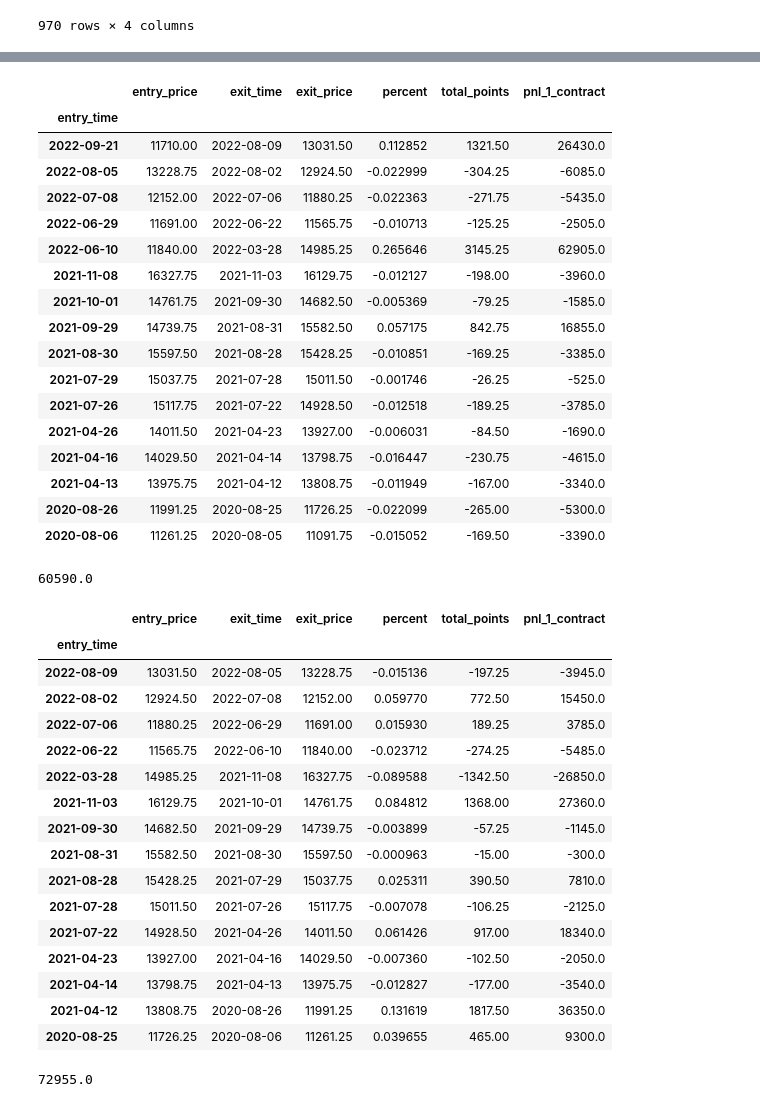
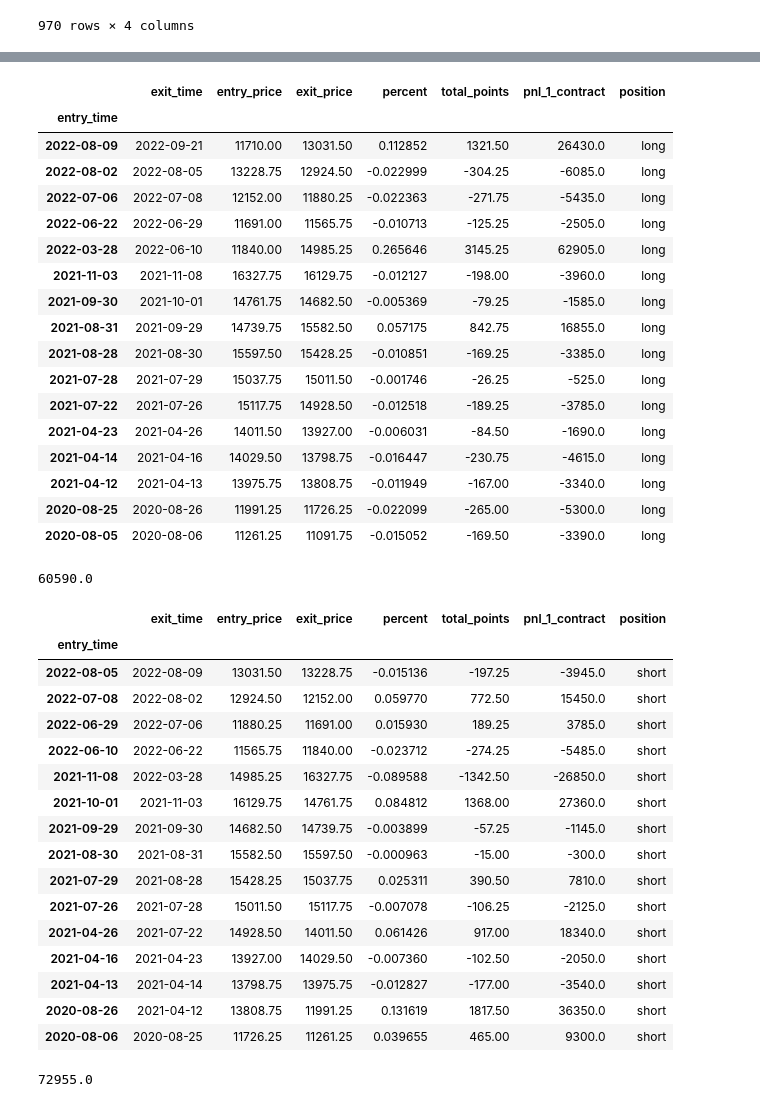
Before and after one commit to elliotwatt/project2, a Jupyter notebook: market_prof_w_comments.ipynb, the cells around one changed output, grey strips where cells are left out. Drawn from its saved outputs; the diff is of its cells as text; code cells hidden in the pictures.

```diff
--- a/market_prof_w_comments.ipynb
+++ b/market_prof_w_comments.ipynb
@@ -223,8 +223,8 @@ def get_trades_from_signal(data, signal: np.array):
         last_sig = signal[i]
 
     # Convert the lists of trades to DataFrames for easier manipulation and analysis.
-    long_trades = pd.DataFrame(long_trades, columns=['entry_time', 'entry_price', 'exit_time', 'exit_price'])
-    short_trades = pd.DataFrame(short_trades, columns=['entry_time', 'entry_price', 'exit_time', 'exit_price'])
+    long_trades = pd.DataFrame(long_trades, columns=['exit_time', 'entry_price', 'entry_time', 'exit_price'])
+    short_trades = pd.DataFrame(short_trades, columns=['exit_time', 'entry_price', 'entry_time', 'exit_price'])
 
     # Calculate the percentage gain/loss for each trade.
     long_trades['percent'] = (long_trades['exit_price'] - long_trades['entry_price']) / long_trades['entry_price']
@@ -292,29 +292,30 @@ df_hlc3_vwap
 # %%
 # Calculate the total points gained or lost in each long trade: (exit price - entry price).
 long_trades['total_points'] = long_trades['exit_price'] - long_trades['entry_price']
 # Calculate the profit and loss (PnL). Here, '20' is the point value per contract for the futures.
 # Therefore, each point movement in the price results in a $20 gain or loss per contract.
 long_trades['pnl_1_contract'] = long_trades['total_points'] * 20
+long_trades['position'] = 'long'
 long_trades
 # %% [output]
-|  | entry_price | exit_time | exit_price | percent | total_points | pnl_1_contract |
-| entry_time |  |  |  |  |  |  |
-| 2022-09-21 | 11710.00 | 2022-08-09 | 13031.50 | 0.112852 | 1321.50 | 26430.0 |
-| 2022-08-05 | 13228.75 | 2022-08-02 | 12924.50 | -0.022999 | -304.25 | -6085.0 |
-| 2022-07-08 | 12152.00 | 2022-07-06 | 11880.25 | -0.022363 | -271.75 | -5435.0 |
-| 2022-06-29 | 11691.00 | 2022-06-22 | 11565.75 | -0.010713 | -125.25 | -2505.0 |
-| 2022-06-10 | 11840.00 | 2022-03-28 | 14985.25 | 0.265646 | 3145.25 | 62905.0 |
-| 2021-11-08 | 16327.75 | 2021-11-03 | 16129.75 | -0.012127 | -198.00 | -3960.0 |
-| 2021-10-01 | 14761.75 | 2021-09-30 | 14682.50 | -0.005369 | -79.25 | -1585.0 |
-| 2021-09-29 | 14739.75 | 2021-08-31 | 15582.50 | 0.057175 | 842.75 | 16855.0 |
-| 2021-08-30 | 15597.50 | 2021-08-28 | 15428.25 | -0.010851 | -169.25 | -3385.0 |
-| 2021-07-29 | 15037.75 | 2021-07-28 | 15011.50 | -0.001746 | -26.25 | -525.0 |
-| 2021-07-26 | 15117.75 | 2021-07-22 | 14928.50 | -0.012518 | -189.25 | -3785.0 |
-| 2021-04-26 | 14011.50 | 2021-04-23 | 13927.00 | -0.006031 | -84.50 | -1690.0 |
-| 2021-04-16 | 14029.50 | 2021-04-14 | 13798.75 | -0.016447 | -230.75 | -4615.0 |
-| 2021-04-13 | 13975.75 | 2021-04-12 | 13808.75 | -0.011949 | -167.00 | -3340.0 |
-| 2020-08-26 | 11991.25 | 2020-08-25 | 11726.25 | -0.022099 | -265.00 | -5300.0 |
-| 2020-08-06 | 11261.25 | 2020-08-05 | 11091.75 | -0.015052 | -169.50 | -3390.0 |
+|  | exit_time | entry_price | exit_price | percent | total_points | pnl_1_contract | position |
+| entry_time |  |  |  |  |  |  |  |
+| 2022-08-09 | 2022-09-21 | 11710.00 | 13031.50 | 0.112852 | 1321.50 | 26430.0 | long |
+| 2022-08-02 | 2022-08-05 | 13228.75 | 12924.50 | -0.022999 | -304.25 | -6085.0 | long |
+| 2022-07-06 | 2022-07-08 | 12152.00 | 11880.25 | -0.022363 | -271.75 | -5435.0 | long |
+| 2022-06-22 | 2022-06-29 | 11691.00 | 11565.75 | -0.010713 | -125.25 | -2505.0 | long |
+| 2022-03-28 | 2022-06-10 | 11840.00 | 14985.25 | 0.265646 | 3145.25 | 62905.0 | long |
+| 2021-11-03 | 2021-11-08 | 16327.75 | 16129.75 | -0.012127 | -198.00 | -3960.0 | long |
+| 2021-09-30 | 2021-10-01 | 14761.75 | 14682.50 | -0.005369 | -79.25 | -1585.0 | long |
+| 2021-08-31 | 2021-09-29 | 14739.75 | 15582.50 | 0.057175 | 842.75 | 16855.0 | long |
+| 2021-08-28 | 2021-08-30 | 15597.50 | 15428.25 | -0.010851 | -169.25 | -3385.0 | long |
+| 2021-07-28 | 2021-07-29 | 15037.75 | 15011.50 | -0.001746 | -26.25 | -525.0 | long |
+| 2021-07-22 | 2021-07-26 | 15117.75 | 14928.50 | -0.012518 | -189.25 | -3785.0 | long |
+| 2021-04-23 | 2021-04-26 | 14011.50 | 13927.00 | -0.006031 | -84.50 | -1690.0 | long |
+| 2021-04-14 | 2021-04-16 | 14029.50 | 13798.75 | -0.016447 | -230.75 | -4615.0 | long |
+| 2021-04-12 | 2021-04-13 | 13975.75 | 13808.75 | -0.011949 | -167.00 | -3340.0 | long |
+| 2020-08-25 | 2020-08-26 | 11991.25 | 11726.25 | -0.022099 | -265.00 | -5300.0 | long |
+| 2020-08-05 | 2020-08-06 | 11261.25 | 11091.75 | -0.015052 | -169.50 | -3390.0 | long |
 # %%
 #calculate net profit of all long positions
 long_pnl = long_trades['pnl_1_contract'].sum()
@@ -327,25 +328,26 @@ short_trades['total_points'] = short_trades['entry_price'] - short_trades['exit_
 # Calculate the profit and loss (PnL). Here, '20' is the point value per contract for the futures.
 # Therefore, each point movement in the price results in a $20 gain or loss per contract.
 short_trades['pnl_1_contract'] = short_trades['total_points'] * 20
+short_trades['position'] = 'short'
 short_trades
 # %% [output]
-|  | entry_price | exit_time | exit_price | percent | total_points | pnl_1_contract |
-| entry_time |  |  |  |  |  |  |
-| 2022-08-09 | 13031.50 | 2022-08-05 | 13228.75 | -0.015136 | -197.25 | -3945.0 |
-| 2022-08-02 | 12924.50 | 2022-07-08 | 12152.00 | 0.059770 | 772.50 | 15450.0 |
-| 2022-07-06 | 11880.25 | 2022-06-29 | 11691.00 | 0.015930 | 189.25 | 3785.0 |
-| 2022-06-22 | 11565.75 | 2022-06-10 | 11840.00 | -0.023712 | -274.25 | -5485.0 |
-| 2022-03-28 | 14985.25 | 2021-11-08 | 16327.75 | -0.089588 | -1342.50 | -26850.0 |
-| 2021-11-03 | 16129.75 | 2021-10-01 | 14761.75 | 0.084812 | 1368.00 | 27360.0 |
-| 2021-09-30 | 14682.50 | 2021-09-29 | 14739.75 | -0.003899 | -57.25 | -1145.0 |
-| 2021-08-31 | 15582.50 | 2021-08-30 | 15597.50 | -0.000963 | -15.00 | -300.0 |
-| 2021-08-28 | 15428.25 | 2021-07-29 | 15037.75 | 0.025311 | 390.50 | 7810.0 |
-| 2021-07-28 | 15011.50 | 2021-07-26 | 15117.75 | -0.007078 | -106.25 | -2125.0 |
-| 2021-07-22 | 14928.50 | 2021-04-26 | 14011.50 | 0.061426 | 917.00 | 18340.0 |
-| 2021-04-23 | 13927.00 | 2021-04-16 | 14029.50 | -0.007360 | -102.50 | -2050.0 |
-| 2021-04-14 | 13798.75 | 2021-04-13 | 13975.75 | -0.012827 | -177.00 | -3540.0 |
-| 2021-04-12 | 13808.75 | 2020-08-26 | 11991.25 | 0.131619 | 1817.50 | 36350.0 |
-| 2020-08-25 | 11726.25 | 2020-08-06 | 11261.25 | 0.039655 | 465.00 | 9300.0 |
+|  | exit_time | entry_price | exit_price | percent | total_points | pnl_1_contract | position |
+| entry_time |  |  |  |  |  |  |  |
+| 2022-08-05 | 2022-08-09 | 13031.50 | 13228.75 | -0.015136 | -197.25 | -3945.0 | short |
+| 2022-07-08 | 2022-08-02 | 12924.50 | 12152.00 | 0.059770 | 772.50 | 15450.0 | short |
+| 2022-06-29 | 2022-07-06 | 11880.25 | 11691.00 | 0.015930 | 189.25 | 3785.0 | short |
+| 2022-06-10 | 2022-06-22 | 11565.75 | 11840.00 | -0.023712 | -274.25 | -5485.0 | short |
+| 2021-11-08 | 2022-03-28 | 14985.25 | 16327.75 | -0.089588 | -1342.50 | -26850.0 | short |
+| 2021-10-01 | 2021-11-03 | 16129.75 | 14761.75 | 0.084812 | 1368.00 | 27360.0 | short |
+| 2021-09-29 | 2021-09-30 | 14682.50 | 14739.75 | -0.003899 | -57.25 | -1145.0 | short |
+| 2021-08-30 | 2021-08-31 | 15582.50 | 15597.50 | -0.000963 | -15.00 | -300.0 | short |
+| 2021-07-29 | 2021-08-28 | 15428.25 | 15037.75 | 0.025311 | 390.50 | 7810.0 | short |
+| 2021-07-26 | 2021-07-28 | 15011.50 | 15117.75 | -0.007078 | -106.25 | -2125.0 | short |
+| 2021-04-26 | 2021-07-22 | 14928.50 | 14011.50 | 0.061426 | 917.00 | 18340.0 | short |
+| 2021-04-16 | 2021-04-23 | 13927.00 | 14029.50 | -0.007360 | -102.50 | -2050.0 | short |
+| 2021-04-13 | 2021-04-14 | 13798.75 | 13975.75 | -0.012827 | -177.00 | -3540.0 | short |
+| 2020-08-26 | 2021-04-12 | 13808.75 | 11991.25 | 0.131619 | 1817.50 | 36350.0 | short |
+| 2020-08-06 | 2020-08-25 | 11726.25 | 11261.25 | 0.039655 | 465.00 | 9300.0 | short |
 # %%
 #calculate net profit of all short positions
 short_pnl = short_trades['pnl_1_contract'].sum()
```
Also changed, not shown: parts of 6 cells of this notebook, 2 other files.
